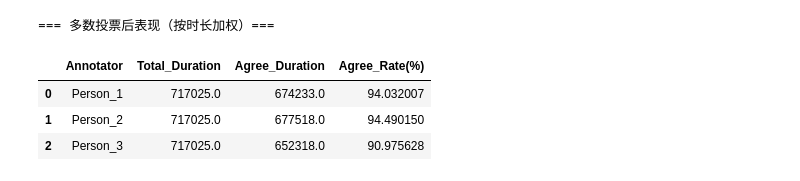
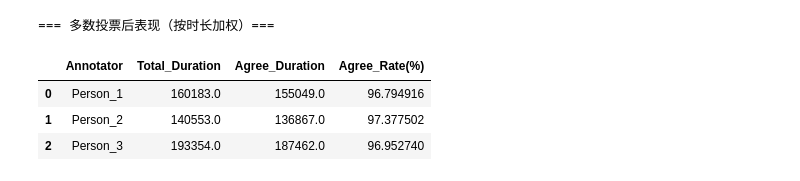
Before and after one commit to ChenKaiXuSan/Drive_CHM3D_PyTorch, a Jupyter notebook: analysis/paper_annotation.ipynb, the cells around one changed output. Saved outputs shown, nothing was run; the diff lists cells and outputs as text; code cells hidden in the pictures.

```diff
--- a/analysis/paper_annotation.ipynb
+++ b/analysis/paper_annotation.ipynb
@@ -17,7 +17,7 @@ ann_map = {
     4: 2,
     5: 3,
 }
-VALID_DIRECTIONS = {"up", "down", "left", "right", "front"}
+VALID_DIRECTIONS = {"up", "down", "left", "right"}
 OUTPUT_DIR = "/workspace/data/annotation_analysis"
 
 
@@ -52,7 +52,7 @@ def optimize_visual_report(json_file, output_dir=OUTPUT_DIR):
 
     df = pd.DataFrame(all_data)
     if df.empty:
-        print("没有可用标签（仅保留 up/down/left/right/front 后为空）。")
+        print("没有可用标签（仅保留 up/down/left/right 后为空）。")
         return
 
     # --- 绘图 A: 标注数量对比 (学术配色) ---
@@ -68,7 +68,7 @@ def optimize_visual_report(json_file, output_dir=OUTPUT_DIR):
     # --- 维度 A: 标注频率差异 (Stacked Bar Chart) ---
     plt.figure(figsize=(10, 6))
     pivot_df = df.groupby(['Annotator', 'Direction']).size().unstack(fill_value=0)
-    pivot_df = pivot_df.reindex(columns=['up', 'down', 'left', 'right', 'front'], fill_value=0)
+    pivot_df = pivot_df.reindex(columns=['up', 'down', 'left', 'right'], fill_value=0)
     pivot_df.plot(kind='bar', stacked=True, ax=plt.gca(), colormap='tab10')
     plt.title('Annotator Labeling Preference (Count)', fontsize=14)
     plt.ylabel('Total Number of Labels')
@@ -242,39 +225,21 @@ def _extract_filtered_segments(entry, valid_directions):
     return segments
 
 
-def _fill_front_gaps(segments, video_end):
-    filled = []
-    current = 0.0
-    for s, e, lb in segments:
-        s = max(0.0, s)
-        e = min(video_end, e)
-        if e <= s:
-            continue
-        if s > current:
-            filled.append((current, s, "front"))
-        filled.append((s, e, lb))
-        current = max(current, e)
-    if current < video_end:
-        filled.append((current, video_end, "front"))
-    return filled
-
-
 def _label_at_time(segments, t):
     # segments 已按 start 排序
     for s, e, lb in segments:
         if s <= t < e:
             return lb
-    return "front"
+    return None
 
 
 def _majority_label(votes):
+    votes = [vote for vote in votes if vote is not None]
+    if not votes:
+        return None
     c = Counter(votes)
     m = max(c.values())
     cands = sorted([k for k, v in c.items() if v == m])
-    if len(cands) == 1:
-        return cands[0]
-    if "front" in cands:
-        return "front"
     return cands[0]
 
 
@@ -293,10 +258,10 @@ def evaluate_majority_vote_performance(json_file, output_dir=OUTPUT_DIR):
     # 统计容器（按时长加权）
     ann_total_duration = defaultdict(float)
     ann_match_duration = defaultdict(float)
-    majority_label_duration = defaultdict(float)
+    label_duration = defaultdict(float)
+    total_vote_duration = 0.0
 
     for video_name, entries in by_video.items():
-        # 只保留映射后的标注者ID
         ann_entries = {}
         for e in entries:
             ann_raw = e.get("annotator")
@@ -306,33 +271,22 @@ def evaluate_majority_vote_performance(json_file, output_dir=OUTPUT_DIR):
         if len(ann_entries) < 2:
             continue
 
-        # 取视频时间上界（来自有效方向片段）
-        ann_segments_raw = {}
-        video_end = 0.0
+        ann_segments = {}
         for ann_id, e in ann_entries.items():
             segs = _extract_filtered_segments(e, VALID_DIRECTIONS)
-            ann_segments_raw[ann_id] = segs
             if segs:
-                video_end = max(video_end, max(x[1] for x in segs))
+                ann_segments[ann_id] = segs
 
-        if video_end <= 0:
+        if len(ann_segments) < 2:
             continue
 
-        # front 填充
-        ann_segments = {
-            ann_id: _fill_front_gaps(segs, video_end)
-            for ann_id, segs in ann_segments_raw.items()
-        }
-
-        # 分段边界：所有标注者的 start/end 并集
-        boundaries = {0.0, video_end}
+        boundaries = set()
         for segs in ann_segments.values():
             for s, e, _ in segs:
                 boundaries.add(float(s))
                 boundaries.add(float(e))
         boundaries = sorted(boundaries)
 
-        # 在每个小区间上投票
         for i in range(len(boundaries) - 1):
             s = boundaries[i]
             e = boundaries[i + 1]
@@ -341,14 +295,22 @@ def evaluate_majority_vote_performance(json_file, output_dir=OUTPUT_DIR):
             mid = (s + e) / 2.0
             dur = e - s
 
-            votes = {}
+            votes = []
+            vote_by_ann = {}
             for ann_id, segs in ann_segments.items():
-                votes[ann_id] = _label_at_time(segs, mid)
+                lb = _label_at_time(segs, mid)
+                if lb is not None:
+                    votes.append(lb)
+                    vote_by_ann[ann_id] = lb
 
-            maj = _majority_label(list(votes.values()))
-            majority_label_duration[maj] += dur
+            maj = _majority_label(votes)
+            if maj is None:
+                continue
 
-            for ann_id, lb in votes.items():
+            label_duration[maj] += dur
+            total_vote_duration += dur
+
+            for ann_id, lb in vote_by_ann.items():
                 ann_total_duration[ann_id] += dur
                 if lb == maj:
                     ann_match_duration[ann_id] += dur
@@ -388,37 +350,37 @@ def evaluate_majority_vote_performance(json_file, output_dir=OUTPUT_DIR):
     # 图1：每位标注者与多数投票一致率
     plt.figure(figsize=(8, 5))
     plt.bar(perf_df["Annotator"], perf_df["Agree_Rate(%)"], color="#4c78a8")
     plt.ylim(0, 100)
     plt.ylabel("Agreement Rate (%)")
     plt.title("Agreement with Majority Vote by Annotator")
     plt.grid(axis="y", alpha=0.25)
     plt.tight_layout()
     fig1 = os.path.join(output_dir, "majority_agreement_by_annotator.png")
     plt.savefig(fig1, dpi=300)
     plt.close()
 
     # 图2：多数投票后标签时长分布
-    label_order = ["up", "down", "left", "right", "front"]
-    vals = [majority_label_duration.get(lb, 0.0) for lb in label_order]
-    plt.figure(figsize=(9, 5))
-    plt.bar(label_order, vals, color=["#E74C3C", "#3498DB", "#2ECC71", "#F1C40F", "#D5D8DC"])
+    label_order = ["up", "down", "left", "right"]
+    vals = [label_duration.get(lb, 0.0) for lb in label_order]
+    plt.figure(figsize=(8, 5))
+    plt.bar(label_order, vals, color=["#E74C3C", "#3498DB", "#2ECC71", "#F1C40F"])
     plt.ylabel("Duration")
     plt.title("Majority-Vote Label Duration Distribution")
     plt.grid(axis="y", alpha=0.25)
     plt.tight_layout()
     fig2 = os.path.join(output_dir, "majority_label_duration_distribution.png")
     plt.savefig(fig2, dpi=300)
     plt.close()
 
     print(f"Figure saved: {fig1}")
     print(f"Figure saved: {fig2}")
 
 
 # 执行多数投票表现评估
 evaluate_majority_vote_performance(mini_json_path, OUTPUT_DIR)
 # %% [output]
 === 多数投票后表现（按时长加权）===
 |  | Annotator | Total_Duration | Agree_Duration | Agree_Rate(%) |
-| 0 | Person_1 | 717025.0 | 674233.0 | 94.032007 |
-| 1 | Person_2 | 717025.0 | 677518.0 | 94.490150 |
-| 2 | Person_3 | 717025.0 | 652318.0 | 90.975628 |
+| 0 | Person_1 | 160183.0 | 155049.0 | 96.794916 |
+| 1 | Person_2 | 140553.0 | 136867.0 | 97.377502 |
+| 2 | Person_3 | 193354.0 | 187462.0 | 96.952740 |
```
Also changed, not shown: parts of 4 cells of this notebook.
